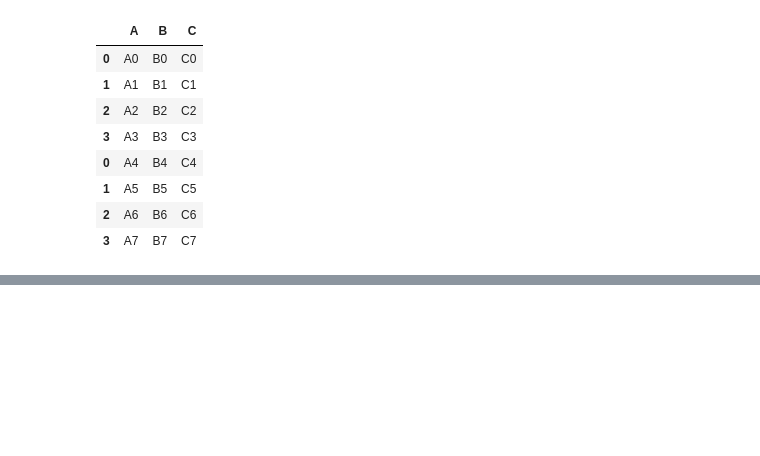
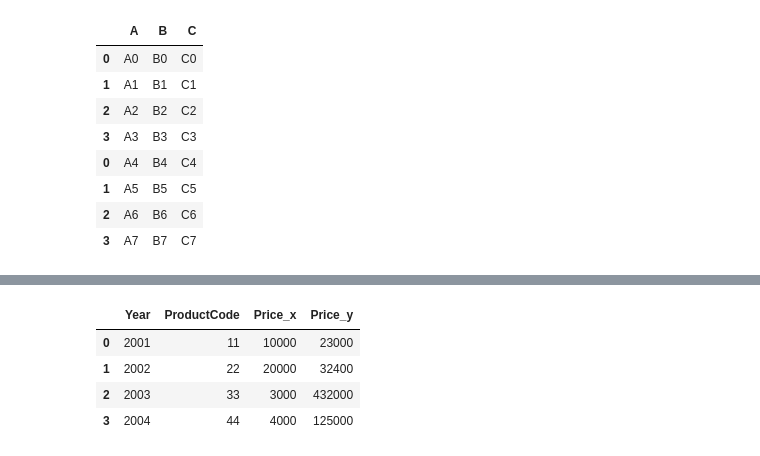
Before and after one commit to jaenjaen/TIL, a Jupyter notebook: python/03_Pandas/Pandas04_Concat_Merge.ipynb, the cells around one changed output, grey strips where cells are left out. Cells and saved outputs as stored; diff of their text form; code cells hidden in the pictures; blank space fills up the shorter version.

```diff
--- a/python/03_Pandas/Pandas04_Concat_Merge.ipynb
+++ b/python/03_Pandas/Pandas04_Concat_Merge.ipynb
@@ -165,0 +224,20 @@ result3
+# %%
+df1_1 = DataFrame({
+    'Year':[2001,2002,2003,2004],
+    'ProductCode':[11,22,33,44],
+    'Price':[23000,32400,432000,125000]},
+    index=list('1234'))
+
+# res1 = pd.merge(df1,df1_1) 아무것도 안뜸
+res1 = pd.merge(df1,df1_1,on='Year')
+res1
+
+#res2 는 price를 제외한 컬럼을 기준으로 병합
+res2 = pd.merge(df1,df1_1,on=['Year','ProductCode'])
+res2
+# %% [output]
+|  | Year | ProductCode | Price_x | Price_y |
+| 0 | 2001 | 11 | 10000 | 23000 |
+| 1 | 2002 | 22 | 20000 | 32400 |
+| 2 | 2003 | 33 | 3000 | 432000 |
+| 3 | 2004 | 44 | 4000 | 125000 |
```
Also changed, not shown: parts of 9 cells of this notebook, 1 other file.
